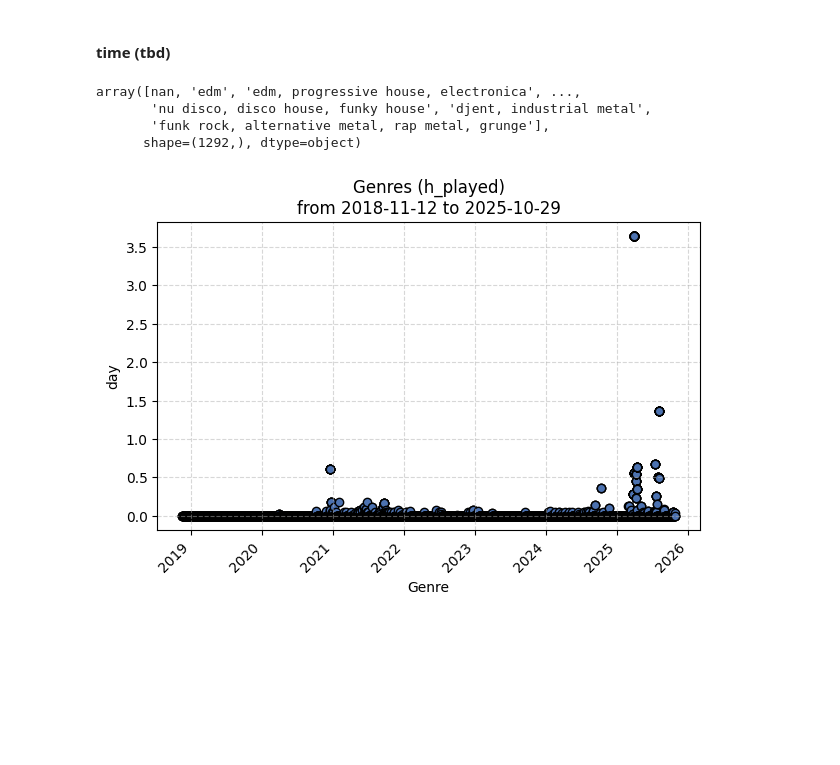
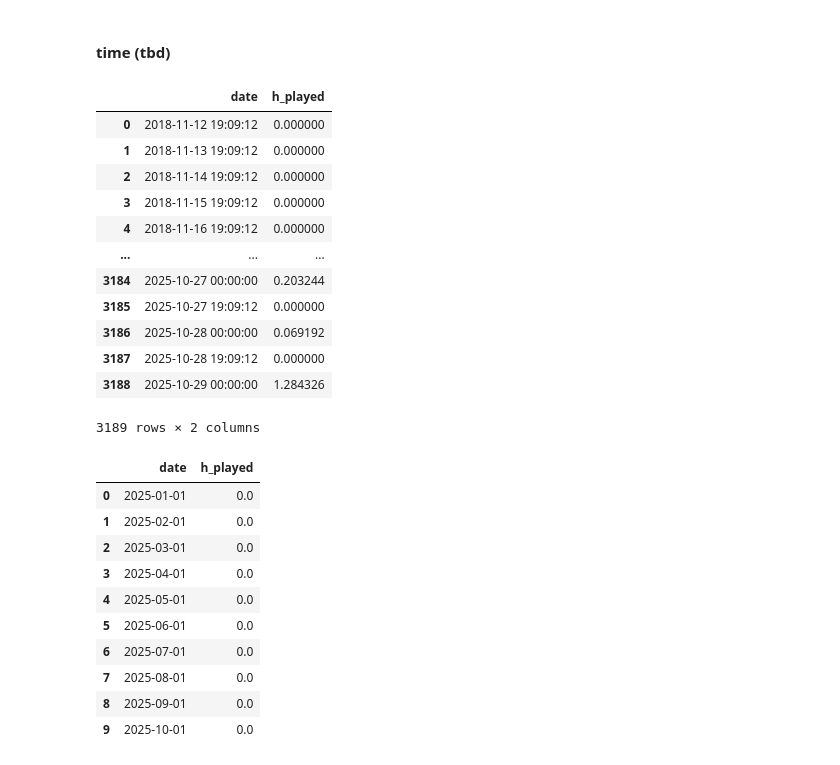
Before and after one commit to Innisvysom2/betterWrapped, a Jupyter notebook: betterWrapped.ipynb, the cells around one changed output. Saved outputs shown, nothing was run; the diff lists cells and outputs as text; code cells hidden in the pictures; blank space fills up the shorter version.

Commit message:
get_listening_dates_counted -> attribute = genre -> fixed

```diff
--- a/betterWrapped.ipynb
+++ b/betterWrapped.ipynb
@@ -336,10 +336,11 @@ attribute = "genre" #artist_name, track_name, genre, album_name, country_name, r
 top_count = 10 #the top n will be returned
 sorting_value = "listening_time" #track_count or listening_time
 time_format = "h_played" #ms_played, s_played, min_played, h_played, d_played
-start = time_scope("2025-01-01") #"year-month-day" or "first"
+start = time_scope("first") #"year-month-day" or "first"
 end = time_scope("last") #"year-month-day" or "last"
 
-x = get_top_data(attribute, sorting_value, time_format, top_count, start, end)[attribute]
-y = get_top_data(attribute, sorting_value, time_format, top_count, start, end).iloc[:,1]
-bar_plot(x, y, start, end, f"Top {top_count} {dict_att_disp[attribute]}s ({sorting_value})", dict_att_disp[attribute], dict_att_disp[time_format])
+#x = get_top_data(attribute, sorting_value, time_format, top_count, start, end)[attribute]
+#y = get_top_data(attribute, sorting_value, time_format, top_count, start, end).iloc[:,1]
+#bar_plot(x, y, start, end, f"Top {top_count} {dict_att_disp[attribute]}s ({sorting_value})", dict_att_disp[attribute], dict_att_disp[time_format])
+get_top_data(attribute, sorting_value, time_format, top_count, start, end)
 # %% [output]
@@ -390,12 +401,12 @@ def scatter_plot(x_values, y_values, start, end, title="Scatter Plot", x_label="
 # %%
 def get_listening_dates_counted(attribute, item, measuring_value, start, end, format):
     if attribute == "genre":
-        pattern = "|".join(item)
-        df_filtered_item = df[(df["ts"] > start) & (df["ts"] < end) & (df[attribute].str.contains(pattern, na=False))][[attribute, "date", "ms_played", "s_played", "min_played", "h_played", "d_played"]]
+        df_filtered_item = df[(df["ts"] > start) & (df["ts"] < end) & (df[attribute].fillna("").str.split(r",\s*").apply(lambda genres: any(target == g for g in genres for target in item)))][[attribute, "date", "ms_played", "s_played", "min_played", "h_played", "d_played"]]
     else:
-        df_filtered_item = df[(df["ts"] > start) & (df["ts"] < end) & (df[attribute].str.st.isin(item))][[attribute, "date", "ms_played", "s_played", "min_played", "h_played", "d_played"]]
+        df_filtered_item = df[(df["ts"] > start) & (df["ts"] < end) & (df[attribute].isin(item))][[attribute, "date", "ms_played", "s_played", "min_played", "h_played", "d_played"]]
+
     df_dates_item_listening_time = df_filtered_item.groupby("date")[["ms_played", "s_played", "min_played", "h_played", "d_played"]].sum().reset_index()
-    df_dates_item_track_count = df_filtered_item.groupby("date").value_counts().reset_index()[["date", "count"]]
+    df_dates_item_track_count = df_filtered_item.groupby("date").value_counts().groupby("date").sum().reset_index()
     df_dates_item = df_dates_item_listening_time.merge(df_dates_item_track_count, on="date")
     df_dates_item["date"] = pd.to_datetime(df_dates_item["date"])
 
@@ -424,23 +435,56 @@ def get_listening_dates_counted(attribute, item, measuring_value, start, end, fo
     elif format == "year":
         df_dates_item_filled_year = df_dates_item_filled.groupby(df_dates_item_filled["date"].dt.year)[measuring_value].sum().reset_index()
         return df_dates_item_filled_year
-# %%
-df["genre"].unique()
-# %% [output]
-array([nan, 'edm', 'edm, progressive house, electronica', ...,
-       'nu disco, disco house, funky house', 'djent, industrial metal',
-       'funk rock, alternative metal, rap metal, grunge'],
-      shape=(1292,), dtype=object)
 # %%
 attribute = "genre" #artist_name, track_name, genre, album_name, country_name, region_name, city_name or platform
-item = ["alternative metal"] #enter an item (or items) contained in attribute
+item = ["german pop"] #enter an item (or items) contained in attribute
 measuring_value = "h_played" #count, ms_played, s_played, min_played, h_played, d_played
 start = time_scope("first") #"year-month-day" or "first"
 end = time_scope("last") #"year-month-day" or "last"
 format = "day" #average_monthday, average_weekday, average_month, day, month, year
 
-x = get_listening_dates_counted(attribute, item, measuring_value, start, end, format)["date"]
-y = get_listening_dates_counted(attribute, item, measuring_value, start, end, format)[measuring_value]
-scatter_plot(x, y, start, end, f"{dict_att_disp[attribute]}s ({measuring_value})", dict_att_disp[attribute], format)
+#x = get_listening_dates_counted(attribute, item, measuring_value, start, end, format)["date"]
+#y = get_listening_dates_counted(attribute, item, measuring_value, start, end, format)[measuring_value]
+#scatter_plot(x, y, start, end, f"{dict_att_disp[attribute]}s ({measuring_value})", dict_att_disp[attribute], format)
+get_listening_dates_counted(attribute, item, measuring_value, start, end, format)
 # %% [output]
-[figure, removed]
+|  | date | h_played |
+| 0 | 2018-11-12 19:09:12 | 0.000000 |
+| 1 | 2018-11-13 19:09:12 | 0.000000 |
+| 2 | 2018-11-14 19:09:12 | 0.000000 |
+| 3 | 2018-11-15 19:09:12 | 0.000000 |
+| 4 | 2018-11-16 19:09:12 | 0.000000 |
+| ... | ... | ... |
+| 3184 | 2025-10-27 00:00:00 | 0.203244 |
+| 3185 | 2025-10-27 19:09:12 | 0.000000 |
+| 3186 | 2025-10-28 00:00:00 | 0.069192 |
+| 3187 | 2025-10-28 19:09:12 | 0.000000 |
+| 3188 | 2025-10-29 00:00:00 | 1.284326 |
+3189 rows × 2 columns
+# %%
+attribute = "genre" #artist_name, track_name, genre, album_name, country_name, region_name, city_name or platform
+top_count = 10 #the top n will be returned
+sorting_value = "listening_time" #track_count or listening_time
+time_format = "h_played" #ms_played, s_played, min_played, h_played, d_played
+start = time_scope("2025-01-01") #"year-month-day" or "first"
+end = time_scope("last") #"year-month-day" or "last"
+
+measuring_value = "h_played" #count, ms_played, s_played, min_played, h_played, d_played
+format = "month" #average_monthday, average_weekday, average_month, day, month, year
+
+df_top_attributes = get_top_data(attribute, sorting_value, time_format, top_count, start, end)[attribute]
+x = get_listening_dates_counted(attribute, item, measuring_value, start, end, format)["date"]
+y = get_listening_dates_counted(attribute, item, measuring_value, start, end, format)[measuring_value]
+scatter_plot(x, y, start, end, f"{dict_att_disp[attribute]}s ({measuring_value})", dict_att_disp[attribute], format)
+# %% [output]
+|  | date | h_played |
+| 0 | 2025-01-01 | 0.0 |
+| 1 | 2025-02-01 | 0.0 |
+| 2 | 2025-03-01 | 0.0 |
+| 3 | 2025-04-01 | 0.0 |
+| 4 | 2025-05-01 | 0.0 |
+| 5 | 2025-06-01 | 0.0 |
+| 6 | 2025-07-01 | 0.0 |
+| 7 | 2025-08-01 | 0.0 |
+| 8 | 2025-09-01 | 0.0 |
+| 9 | 2025-10-01 | 0.0 |
```
Also changed, not shown: parts of 4 cells of this notebook.
